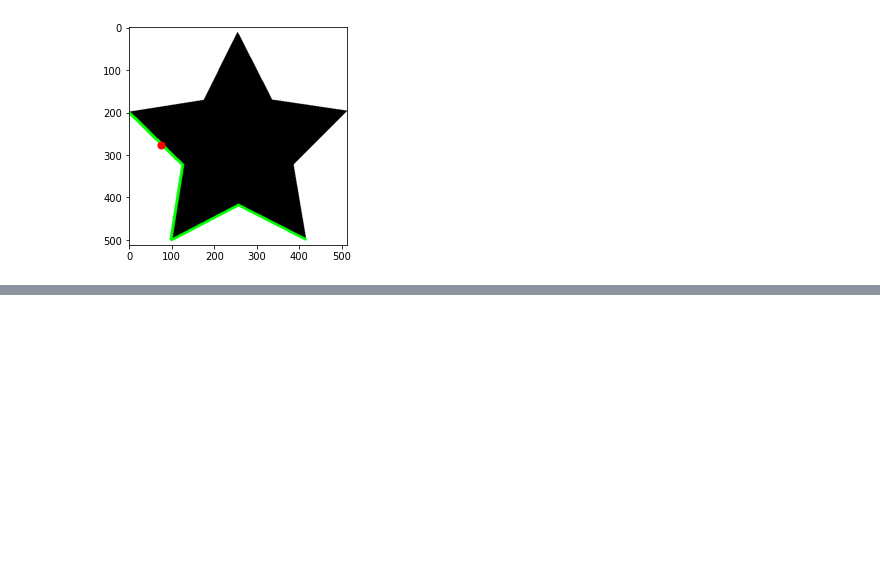
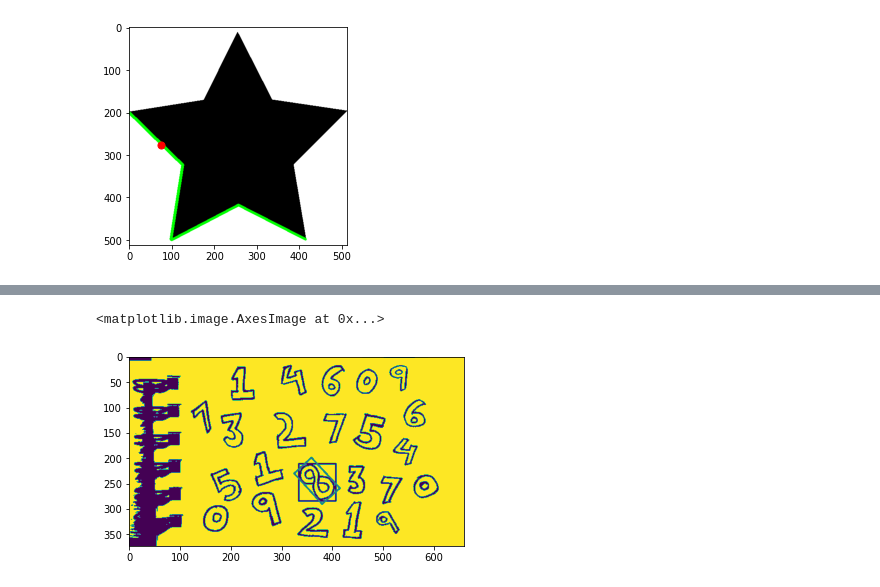
Before and after one commit to phanxuanphucnd/freelearningcv, a Jupyter notebook: jupyter notebooks/Image Preprocessing.ipynb, the cells around one changed output, grey strips where cells are left out. Saved outputs shown, nothing was run; the diff lists cells and outputs as text; code cells hidden in the pictures; blank space fills up the shorter version.

```diff
--- a/jupyter notebooks/Image Preprocessing.ipynb
+++ b/jupyter notebooks/Image Preprocessing.ipynb
@@ -566,0 +629,10 @@ Area of contour 0: 129.5
+# %%
+rect = cv2.minAreaRect(cnt)
+box = cv2.boxPoints(rect)
+box = np.int0(box)
+
+img = cv2.drawContours(img, [box], 0, (100, 100, 100), 2)
+plt.imshow(img)
+# %% [output]
+<matplotlib.image.AxesImage at 0x...>
+[figure, added]
```
Also changed, not shown: parts of 23 cells of this notebook.
